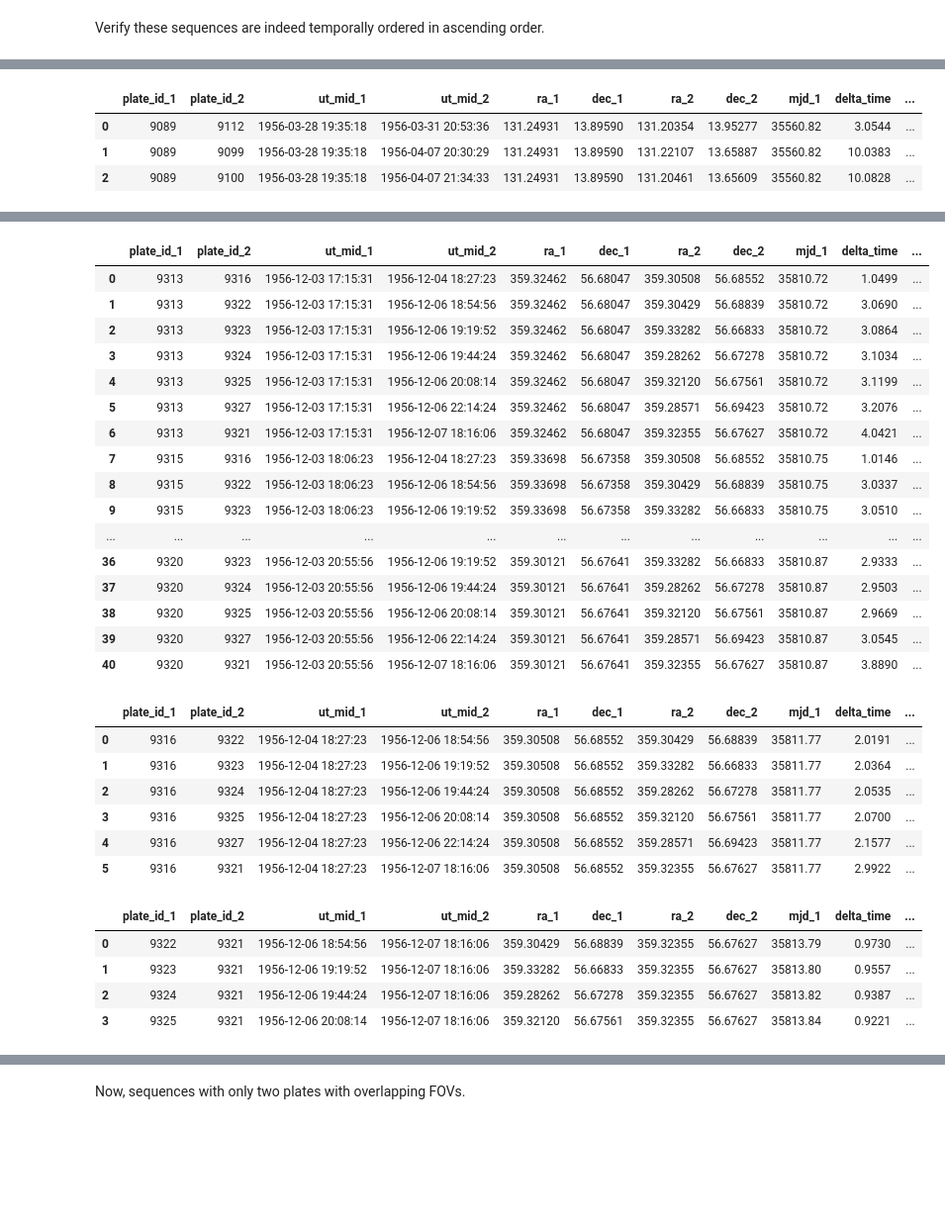
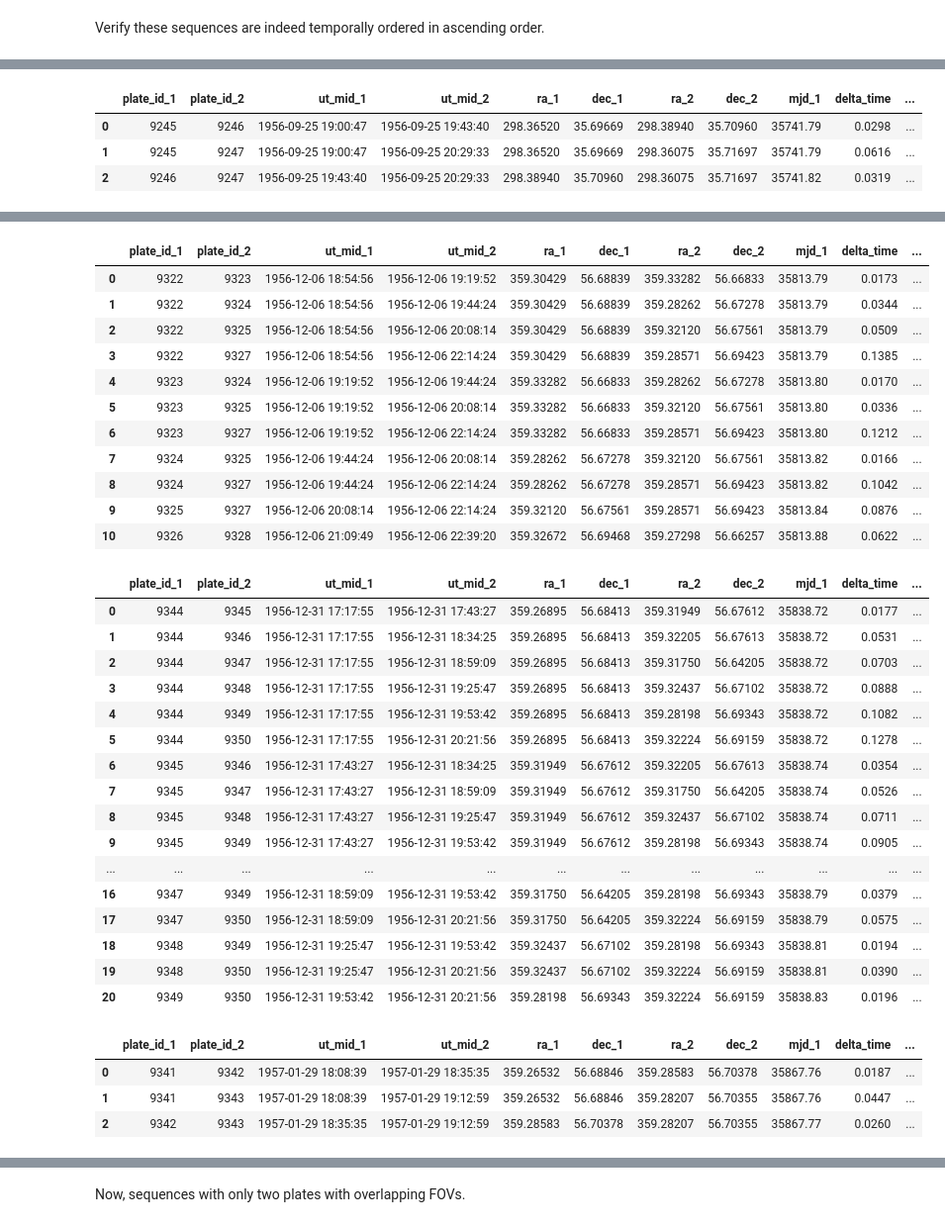
Before and after one commit to cuernodegazpacho/plateanalysis, a Jupyter notebook: footprints/footprint_analysis.ipynb, the cells around one changed output, grey strips where cells are left out. Shown at 99% size. Cells and saved outputs as stored; diff of their text form; code cells hidden in the pictures; blank space fills up the shorter version.

```diff
--- a/footprints/footprint_analysis.ipynb
+++ b/footprints/footprint_analysis.ipynb
@@ -365,16 +365,16 @@ table2['plates'] = new_id_strings
 table2 = unique(table2, keys=['plates'])
 
 # only accept plates taken close in time (same night)
-# mask = table2['delta_time'] < 0.2
+mask = table2['delta_time'] < 0.2
+table2 = table2[mask]
+mask = table2['delta_time'] > -0.005
+table2 = table2[mask]
+
+# # alternatively, only accept plates taken days apart
+# mask = table2['delta_time'] < 11.0
 # table2 = table2[mask]
-# mask = table2['delta_time'] > -0.005
+# mask = table2['delta_time'] > 0.9
 # table2 = table2[mask]
-
-# alternatively, only accept plates taken days apart
-mask = table2['delta_time'] < 11.0
-table2 = table2[mask]
-mask = table2['delta_time'] > 0.9
-table2 = table2[mask]
 
 # table2.sort(['plates', 'delta_time'])
 table2.sort(['mjd_1', 'delta_time', 'ut_mid_2'])
@@ -412,6 +412,6 @@ We can copy the sequences to the *sequences* entry in the. *settings.py* file, f
 # %% [markdown]
 Verify these sequences are indeed temporally ordered in ascending order.
 # %%
-seq_dict = build_groups(table2, table, 3, 1000, initial_seqno=41) # min size: 3; max size: inf
+seq_dict = build_groups(table2, table, 3, 1000, initial_seqno=1) # min size: 3; max size: inf
 # %% [output]
 |  | plate_id_1 | plate_id_2 | ut_mid_1 | ut_mid_2 | ra_1 | dec_1 | ra_2 | dec_2 | mjd_1 | delta_time | ... |
@@ -423,5 +421,5 @@ seq_dict = build_groups(table2, table, 3, 1000, initial_seqno=41) # min size: 3;
 |  | plate_id_1 | plate_id_2 | ut_mid_1 | ut_mid_2 | ra_1 | dec_1 | ra_2 | dec_2 | mjd_1 | delta_time | ... |
-| 0 | 9089 | 9112 | 1956-03-28 19:35:18 | 1956-03-31 20:53:36 | 131.24931 | 13.89590 | 131.20354 | 13.95277 | 35560.82 | 3.0544 | ... |
-| 1 | 9089 | 9099 | 1956-03-28 19:35:18 | 1956-04-07 20:30:29 | 131.24931 | 13.89590 | 131.22107 | 13.65887 | 35560.82 | 10.0383 | ... |
-| 2 | 9089 | 9100 | 1956-03-28 19:35:18 | 1956-04-07 21:34:33 | 131.24931 | 13.89590 | 131.20461 | 13.65609 | 35560.82 | 10.0828 | ... |
+| 0 | 9245 | 9246 | 1956-09-25 19:00:47 | 1956-09-25 19:43:40 | 298.36520 | 35.69669 | 298.38940 | 35.70960 | 35741.79 | 0.0298 | ... |
+| 1 | 9245 | 9247 | 1956-09-25 19:00:47 | 1956-09-25 20:29:33 | 298.36520 | 35.69669 | 298.36075 | 35.71697 | 35741.79 | 0.0616 | ... |
+| 2 | 9246 | 9247 | 1956-09-25 19:43:40 | 1956-09-25 20:29:33 | 298.38940 | 35.70960 | 298.36075 | 35.71697 | 35741.82 | 0.0319 | ... |
 |  | plate_id_1 | plate_id_2 | ut_mid_1 | ut_mid_2 | ra_1 | dec_1 | ra_2 | dec_2 | mjd_1 | delta_time | ... |
@@ -432,30 +441,34 @@ seq_dict = build_groups(table2, table, 3, 1000, initial_seqno=41) # min size: 3;
 |  | plate_id_1 | plate_id_2 | ut_mid_1 | ut_mid_2 | ra_1 | dec_1 | ra_2 | dec_2 | mjd_1 | delta_time | ... |
-| 0 | 9313 | 9316 | 1956-12-03 17:15:31 | 1956-12-04 18:27:23 | 359.32462 | 56.68047 | 359.30508 | 56.68552 | 35810.72 | 1.0499 | ... |
-| 1 | 9313 | 9322 | 1956-12-03 17:15:31 | 1956-12-06 18:54:56 | 359.32462 | 56.68047 | 359.30429 | 56.68839 | 35810.72 | 3.0690 | ... |
-| 2 | 9313 | 9323 | 1956-12-03 17:15:31 | 1956-12-06 19:19:52 | 359.32462 | 56.68047 | 359.33282 | 56.66833 | 35810.72 | 3.0864 | ... |
-| 3 | 9313 | 9324 | 1956-12-03 17:15:31 | 1956-12-06 19:44:24 | 359.32462 | 56.68047 | 359.28262 | 56.67278 | 35810.72 | 3.1034 | ... |
-| 4 | 9313 | 9325 | 1956-12-03 17:15:31 | 1956-12-06 20:08:14 | 359.32462 | 56.68047 | 359.32120 | 56.67561 | 35810.72 | 3.1199 | ... |
-| 5 | 9313 | 9327 | 1956-12-03 17:15:31 | 1956-12-06 22:14:24 | 359.32462 | 56.68047 | 359.28571 | 56.69423 | 35810.72 | 3.2076 | ... |
-| 6 | 9313 | 9321 | 1956-12-03 17:15:31 | 1956-12-07 18:16:06 | 359.32462 | 56.68047 | 359.32355 | 56.67627 | 35810.72 | 4.0421 | ... |
-| 7 | 9315 | 9316 | 1956-12-03 18:06:23 | 1956-12-04 18:27:23 | 359.33698 | 56.67358 | 359.30508 | 56.68552 | 35810.75 | 1.0146 | ... |
-| 8 | 9315 | 9322 | 1956-12-03 18:06:23 | 1956-12-06 18:54:56 | 359.33698 | 56.67358 | 359.30429 | 56.68839 | 35810.75 | 3.0337 | ... |
-| 9 | 9315 | 9323 | 1956-12-03 18:06:23 | 1956-12-06 19:19:52 | 359.33698 | 56.67358 | 359.33282 | 56.66833 | 35810.75 | 3.0510 | ... |
-| ... | ... | ... | ... | ... | ... | ... | ... | ... | ... | ... | ... |
-| 36 | 9320 | 9323 | 1956-12-03 20:55:56 | 1956-12-06 19:19:52 | 359.30121 | 56.67641 | 359.33282 | 56.66833 | 35810.87 | 2.9333 | ... |
-| 37 | 9320 | 9324 | 1956-12-03 20:55:56 | 1956-12-06 19:44:24 | 359.30121 | 56.67641 | 359.28262 | 56.67278 | 35810.87 | 2.9503 | ... |
-| 38 | 9320 | 9325 | 1956-12-03 20:55:56 | 1956-12-06 20:08:14 | 359.30121 | 56.67641 | 359.32120 | 56.67561 | 35810.87 | 2.9669 | ... |
-| 39 | 9320 | 9327 | 1956-12-03 20:55:56 | 1956-12-06 22:14:24 | 359.30121 | 56.67641 | 359.28571 | 56.69423 | 35810.87 | 3.0545 | ... |
-| 40 | 9320 | 9321 | 1956-12-03 20:55:56 | 1956-12-07 18:16:06 | 359.30121 | 56.67641 | 359.32355 | 56.67627 | 35810.87 | 3.8890 | ... |
+| 0 | 9322 | 9323 | 1956-12-06 18:54:56 | 1956-12-06 19:19:52 | 359.30429 | 56.68839 | 359.33282 | 56.66833 | 35813.79 | 0.0173 | ... |
+| 1 | 9322 | 9324 | 1956-12-06 18:54:56 | 1956-12-06 19:44:24 | 359.30429 | 56.68839 | 359.28262 | 56.67278 | 35813.79 | 0.0344 | ... |
+| 2 | 9322 | 9325 | 1956-12-06 18:54:56 | 1956-12-06 20:08:14 | 359.30429 | 56.68839 | 359.32120 | 56.67561 | 35813.79 | 0.0509 | ... |
+| 3 | 9322 | 9327 | 1956-12-06 18:54:56 | 1956-12-06 22:14:24 | 359.30429 | 56.68839 | 359.28571 | 56.69423 | 35813.79 | 0.1385 | ... |
+| 4 | 9323 | 9324 | 1956-12-06 19:19:52 | 1956-12-06 19:44:24 | 359.33282 | 56.66833 | 359.28262 | 56.67278 | 35813.80 | 0.0170 | ... |
+| 5 | 9323 | 9325 | 1956-12-06 19:19:52 | 1956-12-06 20:08:14 | 359.33282 | 56.66833 | 359.32120 | 56.67561 | 35813.80 | 0.0336 | ... |
+| 6 | 9323 | 9327 | 1956-12-06 19:19:52 | 1956-12-06 22:14:24 | 359.33282 | 56.66833 | 359.28571 | 56.69423 | 35813.80 | 0.1212 | ... |
+| 7 | 9324 | 9325 | 1956-12-06 19:44:24 | 1956-12-06 20:08:14 | 359.28262 | 56.67278 | 359.32120 | 56.67561 | 35813.82 | 0.0166 | ... |
+| 8 | 9324 | 9327 | 1956-12-06 19:44:24 | 1956-12-06 22:14:24 | 359.28262 | 56.67278 | 359.28571 | 56.69423 | 35813.82 | 0.1042 | ... |
+| 9 | 9325 | 9327 | 1956-12-06 20:08:14 | 1956-12-06 22:14:24 | 359.32120 | 56.67561 | 359.28571 | 56.69423 | 35813.84 | 0.0876 | ... |
+| 10 | 9326 | 9328 | 1956-12-06 21:09:49 | 1956-12-06 22:39:20 | 359.32672 | 56.69468 | 359.27298 | 56.66257 | 35813.88 | 0.0622 | ... |
 |  | plate_id_1 | plate_id_2 | ut_mid_1 | ut_mid_2 | ra_1 | dec_1 | ra_2 | dec_2 | mjd_1 | delta_time | ... |
-| 0 | 9316 | 9322 | 1956-12-04 18:27:23 | 1956-12-06 18:54:56 | 359.30508 | 56.68552 | 359.30429 | 56.68839 | 35811.77 | 2.0191 | ... |
-| 1 | 9316 | 9323 | 1956-12-04 18:27:23 | 1956-12-06 19:19:52 | 359.30508 | 56.68552 | 359.33282 | 56.66833 | 35811.77 | 2.0364 | ... |
-| 2 | 9316 | 9324 | 1956-12-04 18:27:23 | 1956-12-06 19:44:24 | 359.30508 | 56.68552 | 359.28262 | 56.67278 | 35811.77 | 2.0535 | ... |
-| 3 | 9316 | 9325 | 1956-12-04 18:27:23 | 1956-12-06 20:08:14 | 359.30508 | 56.68552 | 359.32120 | 56.67561 | 35811.77 | 2.0700 | ... |
-| 4 | 9316 | 9327 | 1956-12-04 18:27:23 | 1956-12-06 22:14:24 | 359.30508 | 56.68552 | 359.28571 | 56.69423 | 35811.77 | 2.1577 | ... |
-| 5 | 9316 | 9321 | 1956-12-04 18:27:23 | 1956-12-07 18:16:06 | 359.30508 | 56.68552 | 359.32355 | 56.67627 | 35811.77 | 2.9922 | ... |
+| 0 | 9344 | 9345 | 1956-12-31 17:17:55 | 1956-12-31 17:43:27 | 359.26895 | 56.68413 | 359.31949 | 56.67612 | 35838.72 | 0.0177 | ... |
+| 1 | 9344 | 9346 | 1956-12-31 17:17:55 | 1956-12-31 18:34:25 | 359.26895 | 56.68413 | 359.32205 | 56.67613 | 35838.72 | 0.0531 | ... |
+| 2 | 9344 | 9347 | 1956-12-31 17:17:55 | 1956-12-31 18:59:09 | 359.26895 | 56.68413 | 359.31750 | 56.64205 | 35838.72 | 0.0703 | ... |
+| 3 | 9344 | 9348 | 1956-12-31 17:17:55 | 1956-12-31 19:25:47 | 359.26895 | 56.68413 | 359.32437 | 56.67102 | 35838.72 | 0.0888 | ... |
+| 4 | 9344 | 9349 | 1956-12-31 17:17:55 | 1956-12-31 19:53:42 | 359.26895 | 56.68413 | 359.28198 | 56.69343 | 35838.72 | 0.1082 | ... |
+| 5 | 9344 | 9350 | 1956-12-31 17:17:55 | 1956-12-31 20:21:56 | 359.26895 | 56.68413 | 359.32224 | 56.69159 | 35838.72 | 0.1278 | ... |
+| 6 | 9345 | 9346 | 1956-12-31 17:43:27 | 1956-12-31 18:34:25 | 359.31949 | 56.67612 | 359.32205 | 56.67613 | 35838.74 | 0.0354 | ... |
+| 7 | 9345 | 9347 | 1956-12-31 17:43:27 | 1956-12-31 18:59:09 | 359.31949 | 56.67612 | 359.31750 | 56.64205 | 35838.74 | 0.0526 | ... |
+| 8 | 9345 | 9348 | 1956-12-31 17:43:27 | 1956-12-31 19:25:47 | 359.31949 | 56.67612 | 359.32437 | 56.67102 | 35838.74 | 0.0711 | ... |
+| 9 | 9345 | 9349 | 1956-12-31 17:43:27 | 1956-12-31 19:53:42 | 359.31949 | 56.67612 | 359.28198 | 56.69343 | 35838.74 | 0.0905 | ... |
+| ... | ... | ... | ... | ... | ... | ... | ... | ... | ... | ... | ... |
+| 16 | 9347 | 9349 | 1956-12-31 18:59:09 | 1956-12-31 19:53:42 | 359.31750 | 56.64205 | 359.28198 | 56.69343 | 35838.79 | 0.0379 | ... |
+| 17 | 9347 | 9350 | 1956-12-31 18:59:09 | 1956-12-31 20:21:56 | 359.31750 | 56.64205 | 359.32224 | 56.69159 | 35838.79 | 0.0575 | ... |
+| 18 | 9348 | 9349 | 1956-12-31 19:25:47 | 1956-12-31 19:53:42 | 359.32437 | 56.67102 | 359.28198 | 56.69343 | 35838.81 | 0.0194 | ... |
+| 19 | 9348 | 9350 | 1956-12-31 19:25:47 | 1956-12-31 20:21:56 | 359.32437 | 56.67102 | 359.32224 | 56.69159 | 35838.81 | 0.0390 | ... |
+| 20 | 9349 | 9350 | 1956-12-31 19:53:42 | 1956-12-31 20:21:56 | 359.28198 | 56.69343 | 359.32224 | 56.69159 | 35838.83 | 0.0196 | ... |
 |  | plate_id_1 | plate_id_2 | ut_mid_1 | ut_mid_2 | ra_1 | dec_1 | ra_2 | dec_2 | mjd_1 | delta_time | ... |
-| 0 | 9322 | 9321 | 1956-12-06 18:54:56 | 1956-12-07 18:16:06 | 359.30429 | 56.68839 | 359.32355 | 56.67627 | 35813.79 | 0.9730 | ... |
-| 1 | 9323 | 9321 | 1956-12-06 19:19:52 | 1956-12-07 18:16:06 | 359.33282 | 56.66833 | 359.32355 | 56.67627 | 35813.80 | 0.9557 | ... |
-| 2 | 9324 | 9321 | 1956-12-06 19:44:24 | 1956-12-07 18:16:06 | 359.28262 | 56.67278 | 359.32355 | 56.67627 | 35813.82 | 0.9387 | ... |
-| 3 | 9325 | 9321 | 1956-12-06 20:08:14 | 1956-12-07 18:16:06 | 359.32120 | 56.67561 | 359.32355 | 56.67627 | 35813.84 | 0.9221 | ... |
+| 0 | 9341 | 9342 | 1957-01-29 18:08:39 | 1957-01-29 18:35:35 | 359.26532 | 56.68846 | 359.28583 | 56.70378 | 35867.76 | 0.0187 | ... |
+| 1 | 9341 | 9343 | 1957-01-29 18:08:39 | 1957-01-29 19:12:59 | 359.26532 | 56.68846 | 359.28207 | 56.70355 | 35867.76 | 0.0447 | ... |
+| 2 | 9342 | 9343 | 1957-01-29 18:35:35 | 1957-01-29 19:12:59 | 359.28583 | 56.70378 | 359.28207 | 56.70355 | 35867.77 | 0.0260 | ... |
 |  | plate_id_1 | plate_id_2 | ut_mid_1 | ut_mid_2 | ra_1 | dec_1 | ra_2 | dec_2 | mjd_1 | delta_time | ... |
```
Also changed, not shown: parts of 3 cells of this notebook.
